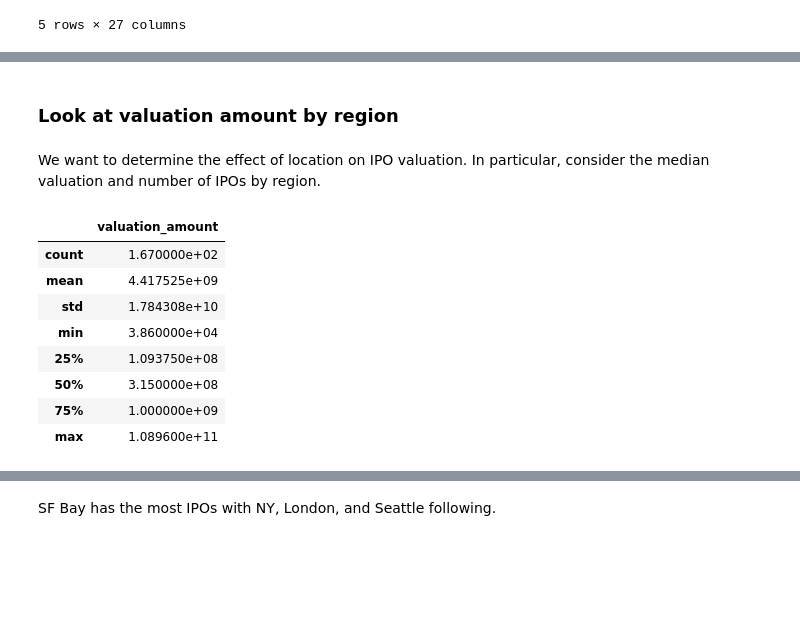
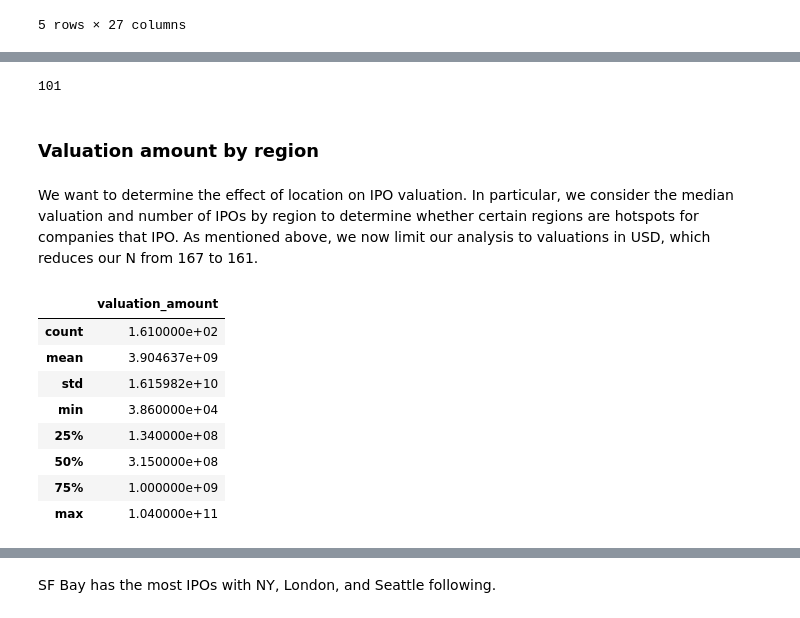
Before and after one commit to berkeley-stat159-f17/project-3-p2-mo-ma-ne, a Jupyter notebook: location_time.ipynb, the cells around one changed output, grey strips where cells are left out. Drawn from its saved outputs; the diff is of its cells as text; code cells hidden in the pictures; blank space fills up the shorter version.

```diff
--- a/location_time.ipynb
+++ b/location_time.ipynb
@@ -75,21 +102,26 @@ offices_ipos[pd.to_numeric(offices_ipos.valuation_amount) > 0.8e11]
+# %%
+len(pd.unique(offices_ipos[~offices_ipos.valuation_amount.isnull()].object_id))
+# %% [output]
+101
 # %% [markdown]
-### Look at valuation amount by region
+### Valuation amount by region
 # %% [markdown]
-We want to determine the effect of location on IPO valuation. In particular, consider the median valuation and number of IPOs by region.
+We want to determine the effect of location on IPO valuation. In particular, we consider the median valuation and number of IPOs by region to determine whether certain regions are hotspots for companies that IPO. As mentioned above, we now limit our analysis to valuations in USD, which reduces our N from 167 to 161.
 # %%
-# look distribution of valuation amounts
+# restrict to valuations in USD currency
 offices_ipos_us = offices_ipos[offices_ipos.valuation_currency_code == 'USD']
 val_us = pd.to_numeric(offices_ipos_us[~offices_ipos_us.valuation_amount.isnull()].valuation_amount)
 region = offices_ipos_us[~offices_ipos_us.valuation_amount.isnull()].region
-df_region_val = pd.concat([region, val], axis=1)
+# create dataframe with just region and valuation
+df_region_val = pd.concat([region, val_us], axis=1)
 df_region_val.describe()
 # %% [output]
 |  | valuation_amount |
-| count | 1.670000e+02 |
-| mean | 4.417525e+09 |
-| std | 1.784308e+10 |
+| count | 1.610000e+02 |
+| mean | 3.904637e+09 |
+| std | 1.615982e+10 |
 | min | 3.860000e+04 |
-| 25% | 1.093750e+08 |
+| 25% | 1.340000e+08 |
 | 50% | 3.150000e+08 |
 | 75% | 1.000000e+09 |
-| max | 1.089600e+11 |
+| max | 1.040000e+11 |
```
Also changed, not shown: parts of 42 cells of this notebook, 1 other file.
